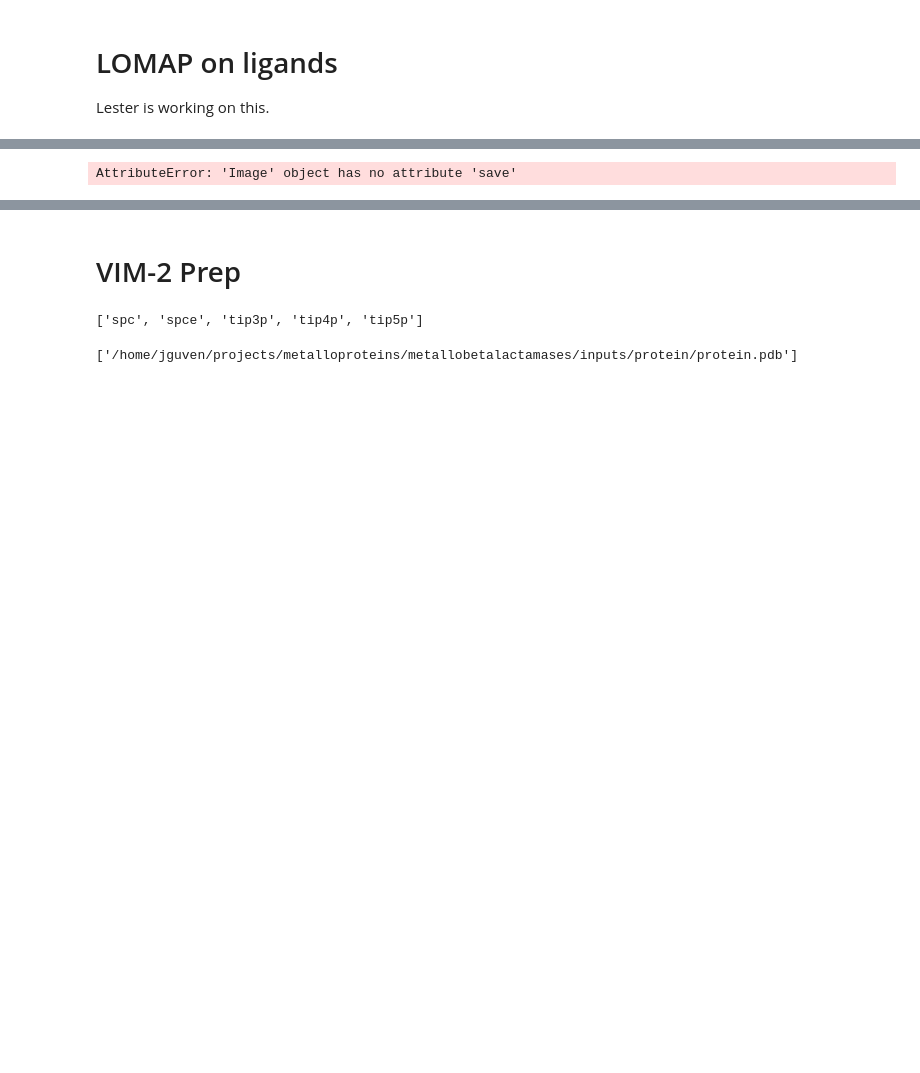
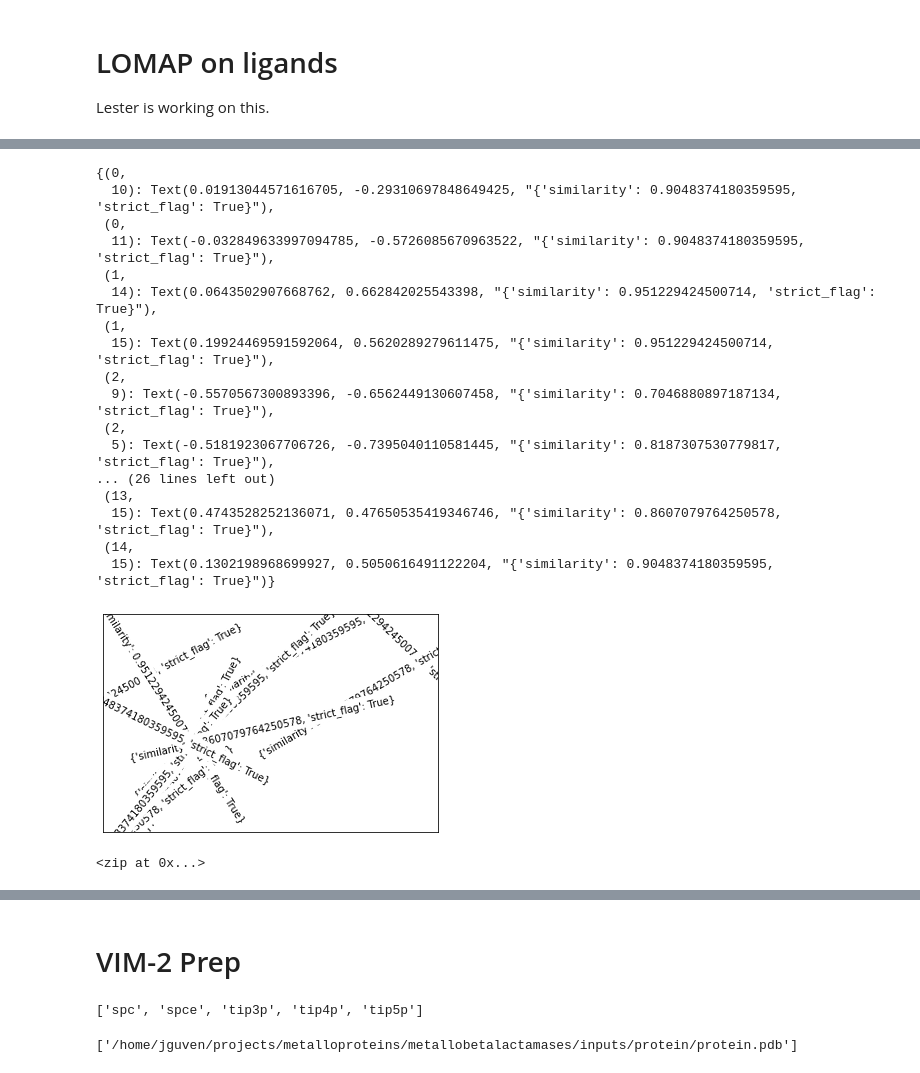
Before and after one commit to jasmin-guven/first_year_project, a Jupyter notebook: metallobetalactamases/scripts/prepare.ipynb, the cells around one changed output, grey strips where cells are left out. Cells and saved outputs as stored; diff of their text form; code cells hidden in the pictures; blank space fills up the shorter version.

```diff
--- a/metallobetalactamases/scripts/prepare.ipynb
+++ b/metallobetalactamases/scripts/prepare.ipynb
@@ -38,0 +69,40 @@ Lester is working on this.
+# %%
+import matplotlib.image as mpimg
+import matplotlib.pyplot as plt
+import pydot
+
+from rdkit.Chem import AllChem as allchem
+from rdkit.Chem import Draw as draw
+from rdkit.Chem import rdmolops as rdmolops
+from rdkit.Chem import rdFMCS as rdfmcs
+# Set the DPI to make the network look nice.
+plt.rcParams["figure.dpi"]= 150
+
+# Make directory for output images.
+os.makedirs(lomap_ligand_path+"/images", exist_ok=True)
+rdmols = []
+
+for x, name in zip(range(0, len(ligands)), ligand_names):
+     file = f"{lomap_ligand_path}/{name}.sdf"
+     rdmols.append(rdkit.Chem.SDMolSupplier(file, sanitize=False, removeHs=False)[0])
+
+rdmols = [rdkit.Chem.RemoveHs(mol) for mol in rdmols]
+template = rdkit.Chem.MolFromSmarts(rdfmcs.FindMCS(rdmols,
+                                atomCompare=rdfmcs.AtomCompare.CompareAny,
+                                bondCompare=rdfmcs.BondCompare.CompareAny,
+                                matchValences=False,
+                                ringMatchesRingOnly=True,
+                                completeRingsOnly=True,
+                                matchChiralTag=False).smartsString)
+allchem.Compute2DCoords(template)
+
+for x, mol in enumerate(rdmols):
+    mol.UpdatePropertyCache(strict=False)
+    allchem.Compute2DCoords(mol)
+    allchem.GenerateDepictionMatching2DStructure(mol, template)
+
+    mol = rdkit.Chem.RemoveHs(mol)
+
+    # Remove stereochemistry to simplify depiction in network.
+    rdmolops.RemoveStereochemistry(mol)
+    draw.MolToFile(mol, f"{lomap_ligand_path}/images/{x:03d}.png")
@@ -70,2 +214,2 @@ lig_16
 # %%
-lomap_database = lomap.DBMolecules(f"{ligand_path}/", output=True)
+lomap_database = lomap.DBMolecules(f"{ligand_path}/lomap", output=True)
@@ -103,7 +285,29 @@ for i in nx_graph.edges(data=True):
+# %%
+# nx.draw(nx_graph, with_labels=True, font_weight='bold')
+nx.draw_networkx_edge_labels(nx_graph, pos=())
+# %% [output]
+{(0,
+  10): Text(0.01913044571616705, -0.29310697848649425, "{'similarity': 0.9048374180359595, 'strict_flag': True}"),
+ (0,
+  11): Text(-0.032849633997094785, -0.5726085670963522, "{'similarity': 0.9048374180359595, 'strict_flag': True}"),
+ (1,
+  14): Text(0.0643502907668762, 0.662842025543398, "{'similarity': 0.951229424500714, 'strict_flag': True}"),
+ (1,
+  15): Text(0.19924469591592064, 0.5620289279611475, "{'similarity': 0.951229424500714, 'strict_flag': True}"),
+ (2,
+  9): Text(-0.5570567300893396, -0.6562449130607458, "{'similarity': 0.7046880897187134, 'strict_flag': True}"),
+ (2,
+  5): Text(-0.5181923067706726, -0.7395040110581445, "{'similarity': 0.8187307530779817, 'strict_flag': True}"),
+... (26 lines left out)
+ (13,
+  15): Text(0.4743528252136071, 0.47650535419346746, "{'similarity': 0.8607079764250578, 'strict_flag': True}"),
+ (14,
+  15): Text(0.1302198968699927, 0.5050616491122204, "{'similarity': 0.9048374180359595, 'strict_flag': True}")}
+[figure, added]
 # %%
-MC = lomap.MCS.getMapping(lomap_database[0].getMolecule(), lomap_database[1].getMolecule(), hydrogens=False, fname='mcs.png')
+MC = lomap.MCS.getMapping(lomap_database[0].getMolecule(), lomap_database[1].getMolecule(), hydrogens=False)
 # %% [output]
-AttributeError: 'Image' object has no attribute 'save'
+<zip at 0x...>
 # %%
 perturbation_network_dict = {}
 transformations_named = [(ligand_names[transformation[0]], ligand_names[transformation[1]]) for transformation in transformations]
```
Also changed, not shown: parts of 14 cells of this notebook, 41 other files.
